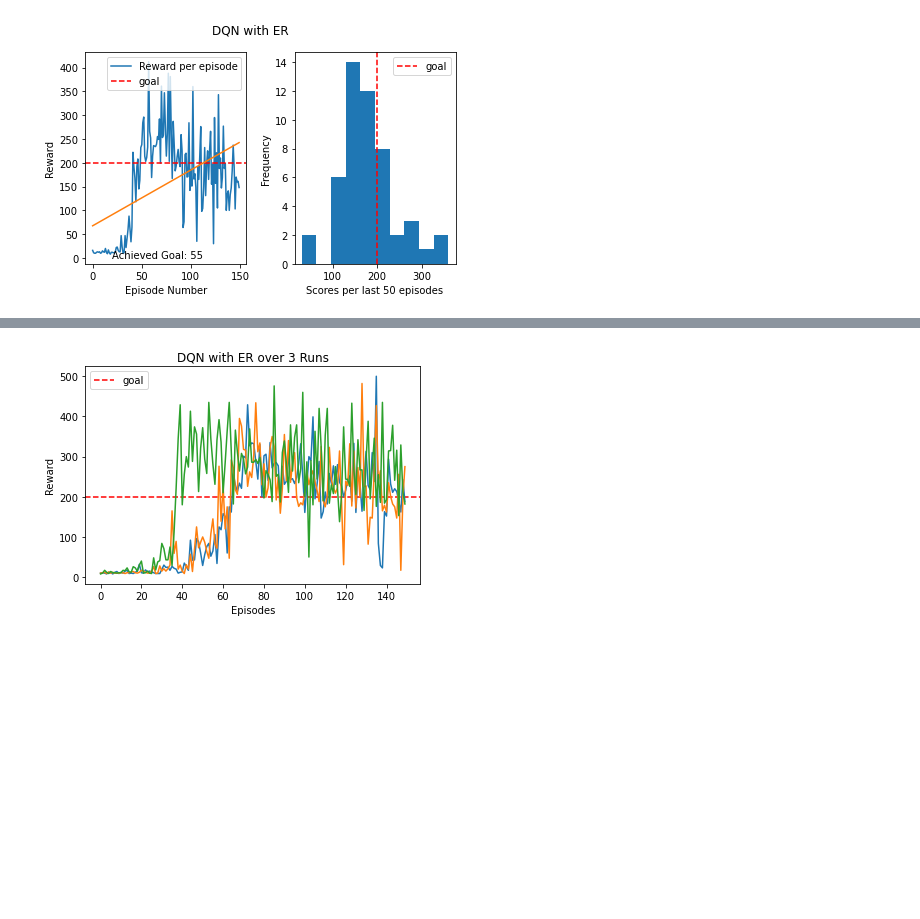
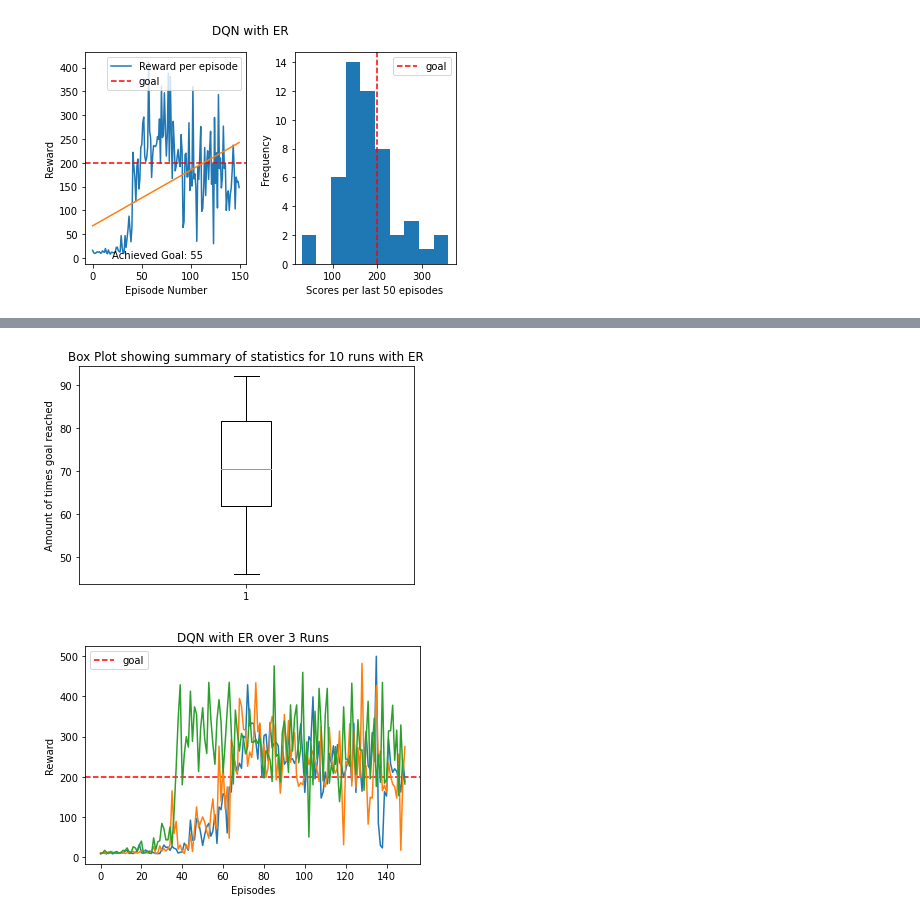
Before and after one commit to Dylan-Trollope/MSCDissertation, a Jupyter notebook: CartPole/ExoerienceReplay.ipynb, the cells around one changed output, grey strips where cells are left out. Drawn from its saved outputs; the diff is of its cells as text; code cells hidden in the pictures; blank space fills up the shorter version.

```diff
--- a/CartPole/ExoerienceReplay.ipynb
+++ b/CartPole/ExoerienceReplay.ipynb
@@ -35,13 +49,14 @@ class ER(DQN):
 def train(env, model, episodes, gamma, epsilon, decay, mem_size):
     final_reward = []
     memory = []
-    epsilons = []
     exp = []
+    avg_loss_episode = []
 
     goal_achieved = 0
     episode_num = 0
 
     for _ in range(episodes):
+        ep_loss = []
         episode_num += 1
 
         state = env.reset()
@@ -49,16 +64,14 @@ def train(env, model, episodes, gamma, epsilon, decay, mem_size):
         total = 0
 
         while not done:
-            # should this be converted to a list?
+
             q_values = model.predict(state)
-            # print(q_values)
 
             if np.random.random() < epsilon:
                 action = env.action_space.sample()
-                exp.append("explore")
             else:
                 action = torch.argmax(q_values).item()
-                exp.append("exploit")
+
 
             next_state, reward, done, _ = env.step(action)
             # print(next_state)
@@ -69,40 +82,38 @@ def train(env, model, episodes, gamma, epsilon, decay, mem_size):
             #         reward *= 1.2
             #     else:
             #         reward *= 1.1
-
             # env.render()
             total += reward
 
-                # break
+
             memory.append((state, action, next_state, reward, done))
             # if 25 is a list, this doesnt need to be computed again
             model.predict(state).tolist()
-            model.replay(memory, mem_size, gamma)
+            loss = model.replay(memory, mem_size, gamma)
+            ep_loss.append(loss)
             state = next_state
 
         epsilon = max(epsilon * decay, 0.01)
-        epsilons.append(epsilon)
+        # avg_loss = np.mean(ep_loss)
+        # avg_loss_episode.append(avg_loss)
         final_reward.append(total)
         if total >= 200:
             goal_achieved += 1
 
-
-
-        print("Episode number:", episode_num, "Reward:", total)
-    # print(goal_achieved)
-    return final_reward, goal_achieved, epsilons, exp
+            # print(goal_achieved)
+    return final_reward, goal_achieved
 # %%
 def average(runs, env, episodes):
     all_rewards = []
     successes = []
 
-    for _ in range(runs):
+    for x in range(runs):
+        print(x)
         model = ER(obs_dim, action_dim, lr)
-        rewards, goals, _, _ = train(env, model, episodes, gamma, epsilon, decay, 10)
+        rewards, goals = train(env, model, episodes, gamma, epsilon, decay, 10)
         all_rewards.append(rewards)
         successes.append(goals)
 
-
     rewards_array = np.array([np.array(i) for i in all_rewards])
     return rewards_array, successes
 # %%
@@ -157,7 +150,7 @@ render_plot_with_hist(range(episodes), rewards, goals, "DQN with ER", True, "ERH
 # %% [output]
 [figure]
 # %%
-rewards_runs, goals_runs = average(3, env, episodes)
+rewards_runs, goals_runs = average(10, env, episodes)
 
 %store rewards_runs
 %store goals_runs
@@ -190,3 +178,10 @@ print(goals_runs)
+# %%
+    plt.boxplot(goals_runs, meanline=True)
+    plt.title("Box Plot showing summary of statistics for 10 runs with ER")
+    plt.ylabel("Amount of times goal reached")
+    plt.show()
+# %% [output]
+[figure, added]
 # %%
 render_averages_plot(range(episodes), rewards_runs, "DQN with ER over 3 Runs", "ER3")
 # %% [output]
```
Also changed, not shown: parts of 7 cells of this notebook, 21 other files.
